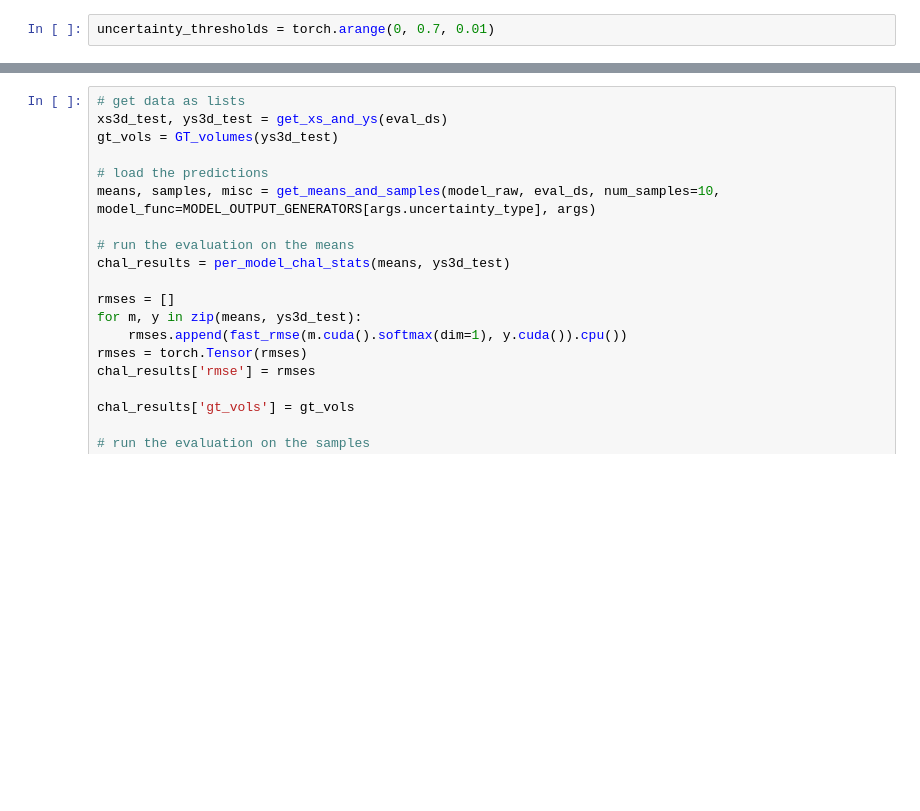
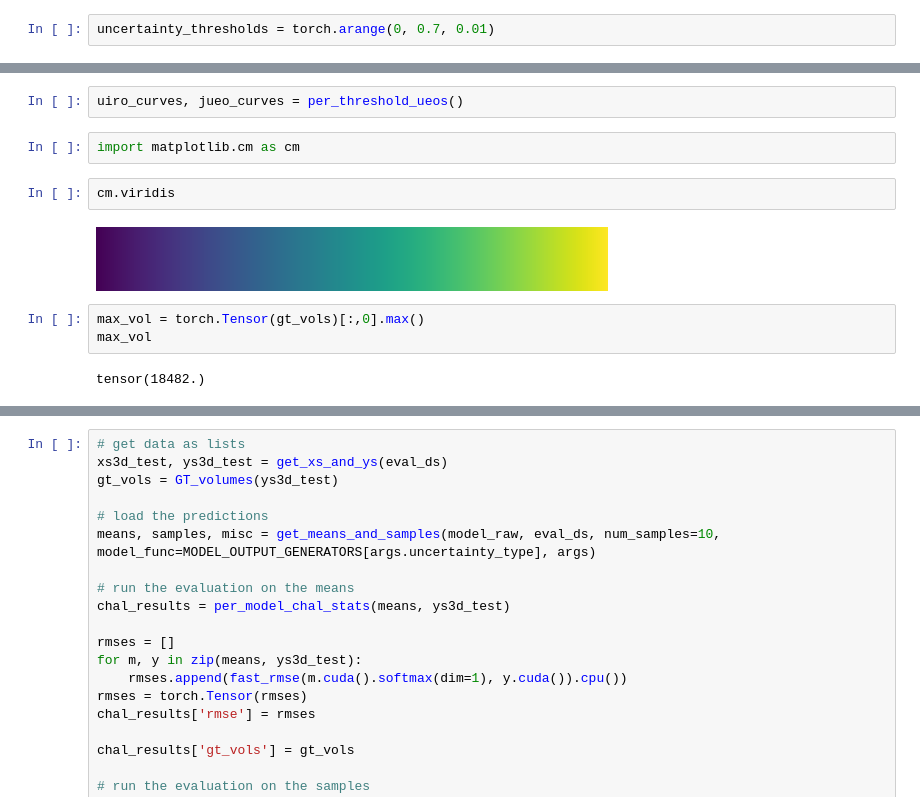
Before and after one commit to BenjaminPhi5/WMH_UQ_assessment, a Jupyter notebook: trustworthai/journal_run/interrater_experiments/Evaluation script.ipynb, the cells around one changed output, grey strips where cells are left out. Saved outputs shown, nothing was run; the diff lists cells and outputs as text; blank space fills up the shorter version.

```diff
--- a/trustworthai/journal_run/interrater_experiments/Evaluation script.ipynb
+++ b/trustworthai/journal_run/interrater_experiments/Evaluation script.ipynb
@@ -257,0 +507,13 @@ RuntimeError: Error(s) in loading state_dict for StandardLitModelWrapper:
+# %%
+uiro_curves, jueo_curves = per_threshold_ueos()
+# %%
+import matplotlib.cm as cm
+# %%
+cm.viridis
+# %% [output]
+[figure, added]
+# %%
+max_vol = torch.Tensor(gt_vols)[:,0].max()
+max_vol
+# %% [output]
+tensor(18482.)
```
Also changed, not shown: parts of 26 cells of this notebook.
